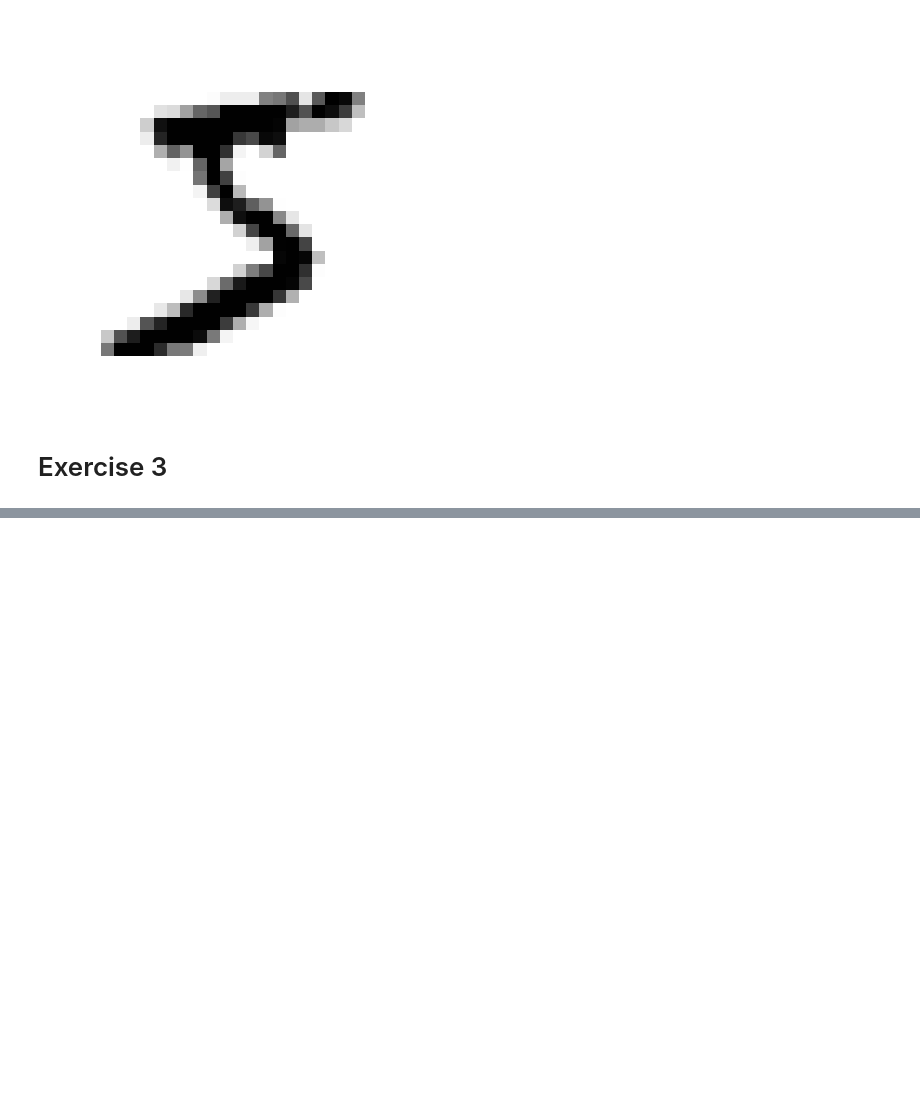
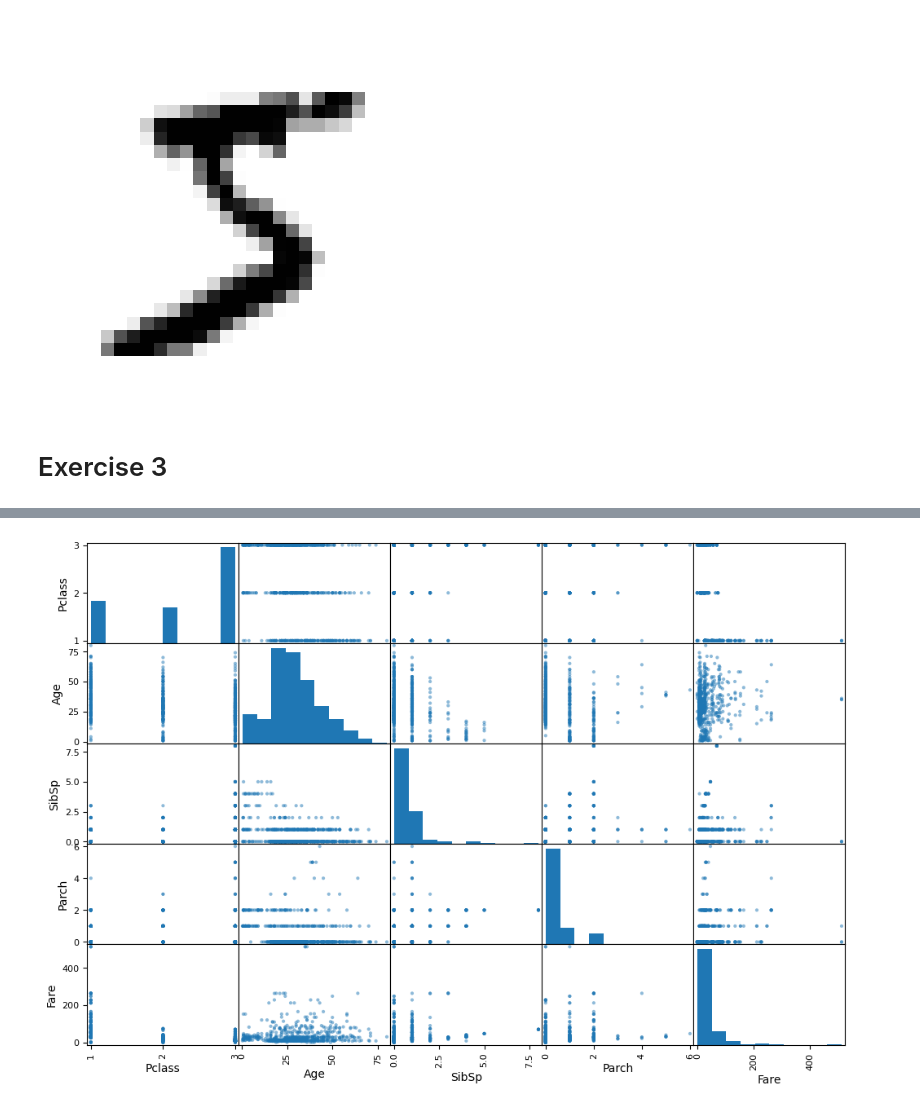
Before and after one commit to nfilipas/handson-ml3, a Jupyter notebook: exercises/chapter3.ipynb, the cells around one changed output, grey strips where cells are left out. Drawn from its saved outputs; the diff is of its cells as text; code cells hidden in the pictures; blank space fills up the shorter version.

```diff
--- a/exercises/chapter3.ipynb
+++ b/exercises/chapter3.ipynb
@@ -54,4 +76,4 @@ def load_data(project_name):
     sample_submission = pd.read_csv(Path("gender_submission.csv"))
     return (train_set, test_set, sample_submission)
 # %%
-train_set, test_set, sample_submission = load_data(project_name)
+train_set, test_set, sample_submission = load_data("titanic")
@@ -66,0 +82,2 @@ train_set.head()
+# %%
+train_set_cp = train_set.copy()
@@ -66,0 +145,16 @@ train_set.head()
+# %%
+ordinal_encoder = OrdinalEncoder()
+sex_encoded = ordinal_encoder.fit_transform(train_set_cp[["Sex"]])
+
+imputer = SimpleImputer(strategy="most_frequent")
+embarked_imputed = pd.DataFrame(imputer.fit_transform(train_set_cp[["Embarked"]]), columns=["Embarked"])
+ohe_encoder = OneHotEncoder(sparse_output=False, handle_unknown="ignore")
+embarked_encoded = ohe_encoder.fit_transform(embarked_imputed)
+embarked_encoded_feature_names = ohe_encoder.get_feature_names_out(ohe_encoder.feature_names_in_)
+embarked_encoded_pd = pd.DataFrame(embarked_encoded.astype("int"), columns=embarked_encoded_feature_names)
+
+train_set_cp_2 = train_set_cp.drop(["PassengerId", "Name", "Sex", "Ticket", "Cabin", "Embarked"], axis=1)
+train_set_cp_2["Sex_enc"] = sex_encoded.astype("int")
+train_set_cp_2 = pd.concat([train_set_cp_2, embarked_encoded_pd], axis=1)
+
+display(train_set_cp_2)
@@ -66,0 +190,6 @@ train_set.head()
+# %%
+attributes = ["Pclass", "Age", "SibSp", "Parch", "Fare"]
+scatter_matrix(train_set_cp_2[attributes], figsize=(12, 8))
+plt.show()
+# %% [output]
+[figure, added]
```
Also changed, not shown: parts of 15 cells of this notebook.
